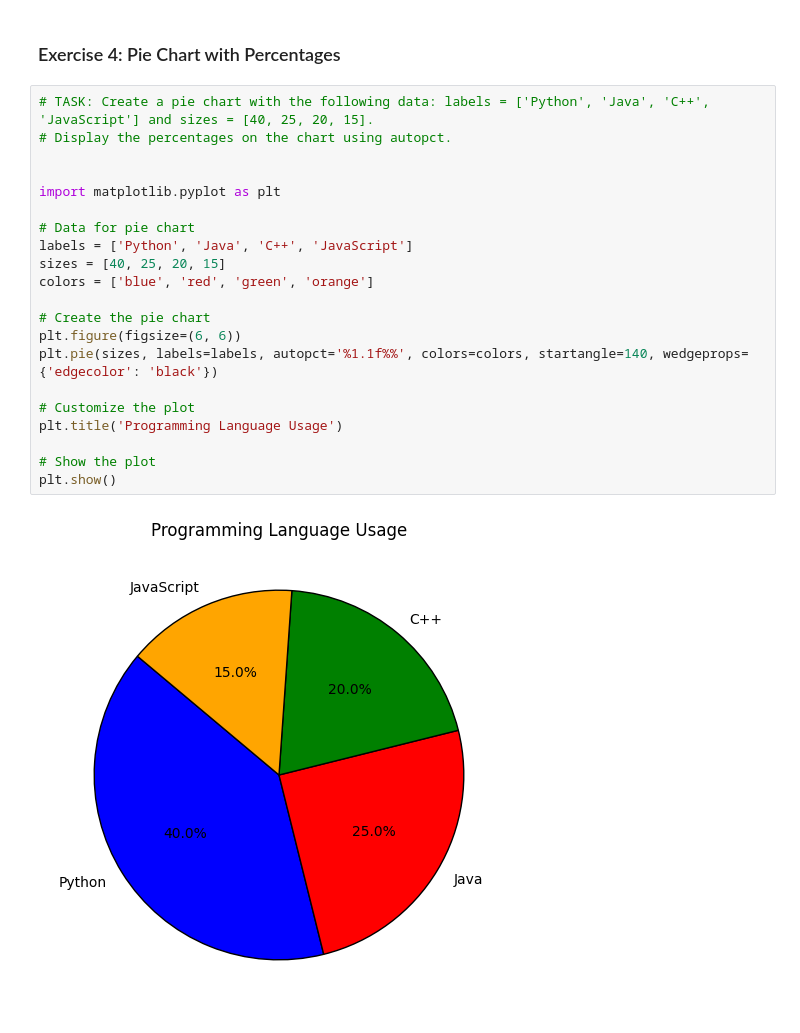
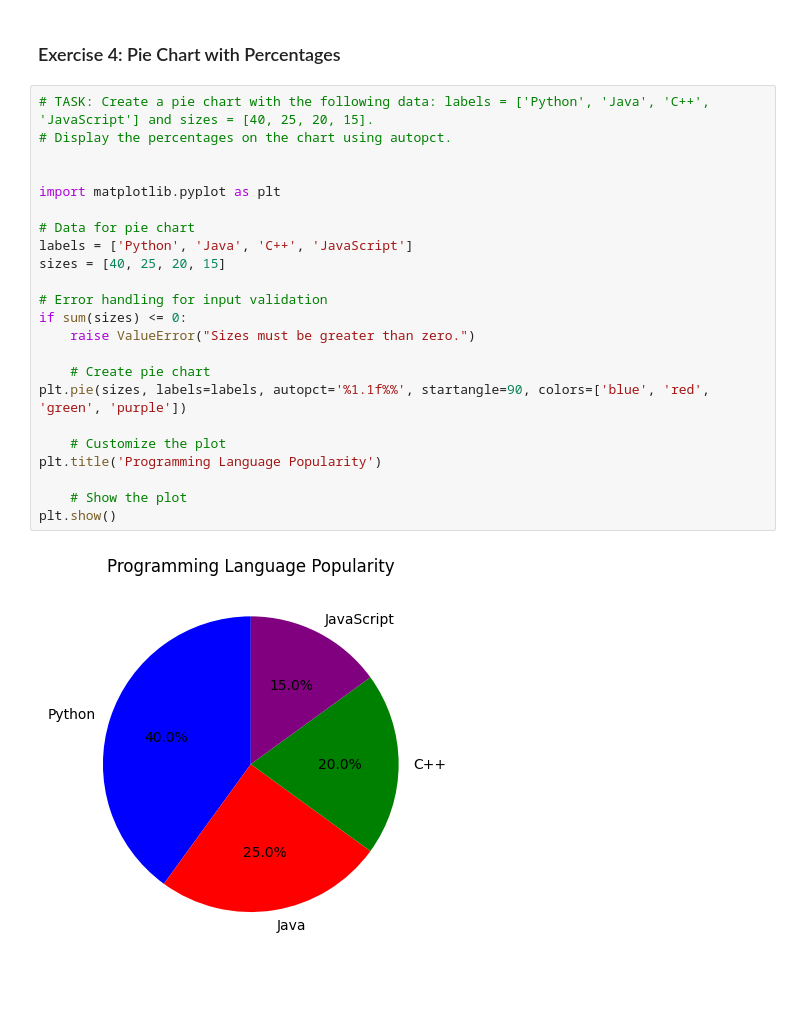
Before and after one commit to MALATHI-N79/python-jupyter-template, a Jupyter notebook: src/4-pie-chart.ipynb, the cells around one changed output. Cells and saved outputs as stored; diff of their text form; blank space fills up the shorter version.

```diff
--- a/src/4-pie-chart.ipynb
+++ b/src/4-pie-chart.ipynb
@@ -3,23 +3,25 @@
 # %%
 # TASK: Create a pie chart with the following data: labels = ['Python', 'Java', 'C++', 'JavaScript'] and sizes = [40, 25, 20, 15].
 # Display the percentages on the chart using autopct.
 
 
 import matplotlib.pyplot as plt
 
 # Data for pie chart
 labels = ['Python', 'Java', 'C++', 'JavaScript']
 sizes = [40, 25, 20, 15]
-colors = ['blue', 'red', 'green', 'orange']
 
-# Create the pie chart
-plt.figure(figsize=(6, 6))
-plt.pie(sizes, labels=labels, autopct='%1.1f%%', colors=colors, startangle=140, wedgeprops={'edgecolor': 'black'})
+# Error handling for input validation
+if sum(sizes) <= 0:
+    raise ValueError("Sizes must be greater than zero.")
 
-# Customize the plot
-plt.title('Programming Language Usage')
+    # Create pie chart
+plt.pie(sizes, labels=labels, autopct='%1.1f%%', startangle=90, colors=['blue', 'red', 'green', 'purple'])
 
-# Show the plot
+    # Customize the plot
+plt.title('Programming Language Popularity')
+
+    # Show the plot
 plt.show()
 # %% [output]
-[figure, old version]
+[figure, new version]
```
Also changed, not shown: 5 other files.
